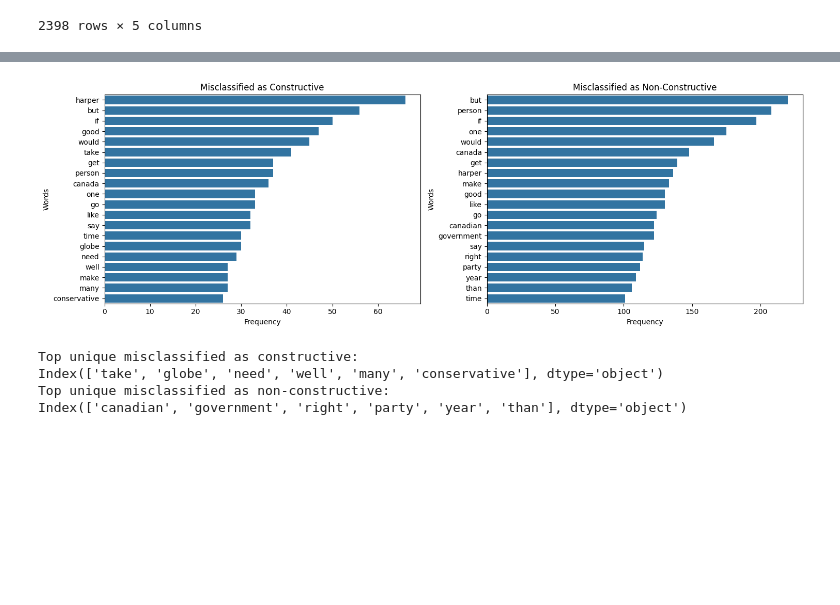
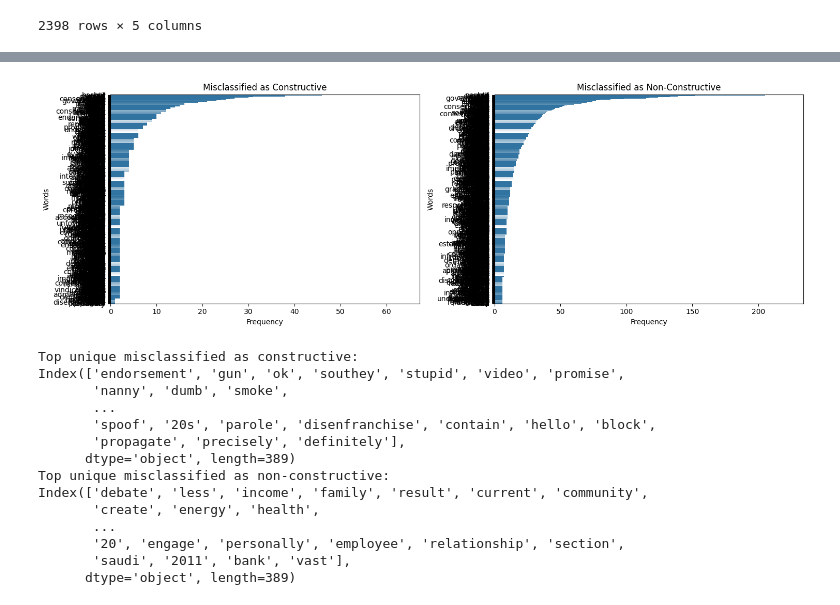
Before and after one commit to UgoLabbe/NLP-DetecConstComm-project, a Jupyter notebook: full_project/tests_inputs/Milestone2_tests_inputs_NN.ipynb, the cells around one changed output, grey strips where cells are left out. Saved outputs shown, nothing was run; the diff lists cells and outputs as text; code cells hidden in the pictures; blank space fills up the shorter version.

```diff
--- a/full_project/tests_inputs/Milestone2_tests_inputs_NN.ipynb
+++ b/full_project/tests_inputs/Milestone2_tests_inputs_NN.ipynb
@@ -513,31 +563,41 @@ Index(['canadian', 'government', 'right', 'party', 'year', 'country', 'think'],
 # %%
 fp_constructive_t4 = non_constructive_wrong["text_4"]
 fn_non_constructive_t4 = constructive_wrong["text_4"]
 
-fp_constructive_words_t4 = get_most_common_words(fp_constructive_t4, 20)
-fn_non_contructive_words_t4 = get_most_common_words(fn_non_constructive_t4, 20)
+fp_constructive_words_t4 = get_most_common_words(fp_constructive_t4, 1000)
+fn_non_contructive_words_t4 = get_most_common_words(fn_non_constructive_t4, 1000)
 
 plot_most_common_words(fp_constructive_words_t4, fn_non_contructive_words_t4, title_1="Misclassified as Constructive", title_2="Misclassified as Non-Constructive")
 
 # Top misclassified words that are not shared
 
 fp_constructive_words_t4 = fp_constructive_words_t4.index
 fn_non_contructive_words_t4 = fn_non_contructive_words_t4.index
 
 top_only_fp_constructive_t4 = fp_constructive_words_t4[~fp_constructive_words_t4.isin(fn_non_contructive_words_t4)]
 top_only_fn_non_constructive_t4 = fn_non_contructive_words_t4[~fn_non_contructive_words_t4.isin(fp_constructive_words_t4)]
 
 print("Top unique misclassified as constructive:")
 print(top_only_fp_constructive_t4)
 
 print("Top unique misclassified as non-constructive:")
 print(top_only_fn_non_constructive_t4)
 # %% [output]
-[figure, old version]
+[figure, new version]
 Top unique misclassified as constructive:
-Index(['take', 'globe', 'need', 'well', 'many', 'conservative'], dtype='object')
+Index(['endorsement', 'gun', 'ok', 'southey', 'stupid', 'video', 'promise',
+       'nanny', 'dumb', 'smoke',
+       ...
+       'spoof', '20s', 'parole', 'disenfranchise', 'contain', 'hello', 'block',
+       'propagate', 'precisely', 'definitely'],
+      dtype='object', length=389)
 Top unique misclassified as non-constructive:
-Index(['canadian', 'government', 'right', 'party', 'year', 'than'], dtype='object')
+Index(['debate', 'less', 'income', 'family', 'result', 'current', 'community',
+       'create', 'energy', 'health',
+       ...
+       '20', 'engage', 'personally', 'employee', 'relationship', 'section',
+       'saudi', '2011', 'bank', 'vast'],
+      dtype='object', length=389)
 # %%
 # Missclassified as non-constructive
 non_constructive_wrong["text_4"]
```
Also changed, not shown: parts of 12 cells of this notebook, 4 other files.
